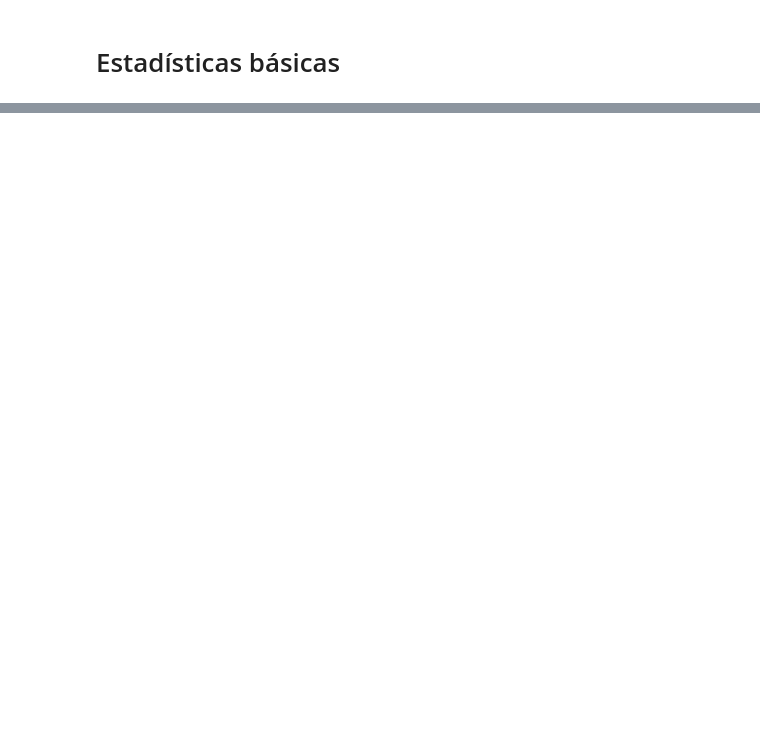
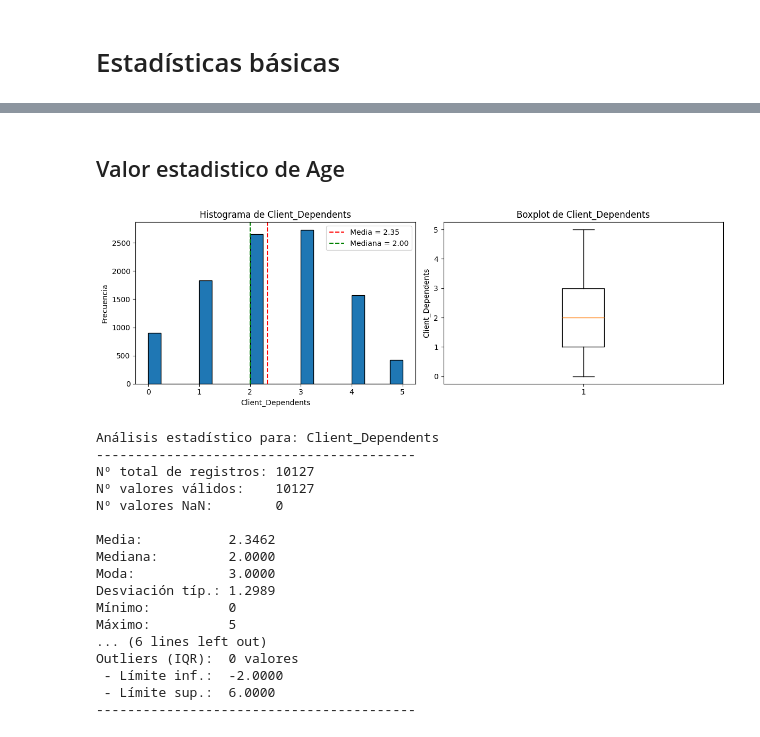
Before and after one commit to jairosann/Trabajo-Programaci-n, a Jupyter notebook: Programacion2.ipynb, the cells around one changed output, grey strips where cells are left out. Saved outputs shown, nothing was run; the diff lists cells and outputs as text; code cells hidden in the pictures; blank space fills up the shorter version.

```diff
--- a/Programacion2.ipynb
+++ b/Programacion2.ipynb
@@ -506,0 +605,23 @@ Bank_Customers
+# %% [markdown]
+## Valor estadistico de Age
+# %%
+analizar_columna(Bank_Customers, 'Client_Dependents')
+# %% [output]
+[figure, added]
+Análisis estadístico para: Client_Dependents
+-----------------------------------------
+Nº total de registros: 10127
+Nº valores válidos:    10127
+Nº valores NaN:        0
+
+Media:           2.3462
+Mediana:         2.0000
+Moda:            3.0000
+Desviación típ.: 1.2989
+Mínimo:          0
+Máximo:          5
+... (6 lines left out)
+Outliers (IQR):  0 valores
+ - Límite inf.:  -2.0000
+ - Límite sup.:  6.0000
+-----------------------------------------
```
Also changed, not shown: parts of 66 cells of this notebook, 2 other files.
